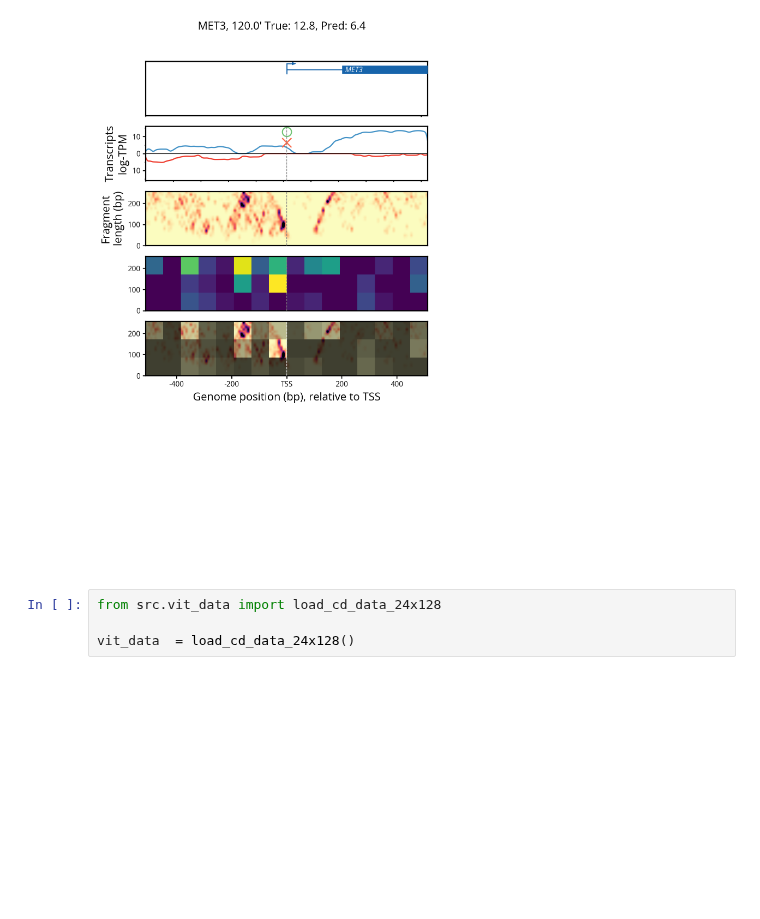
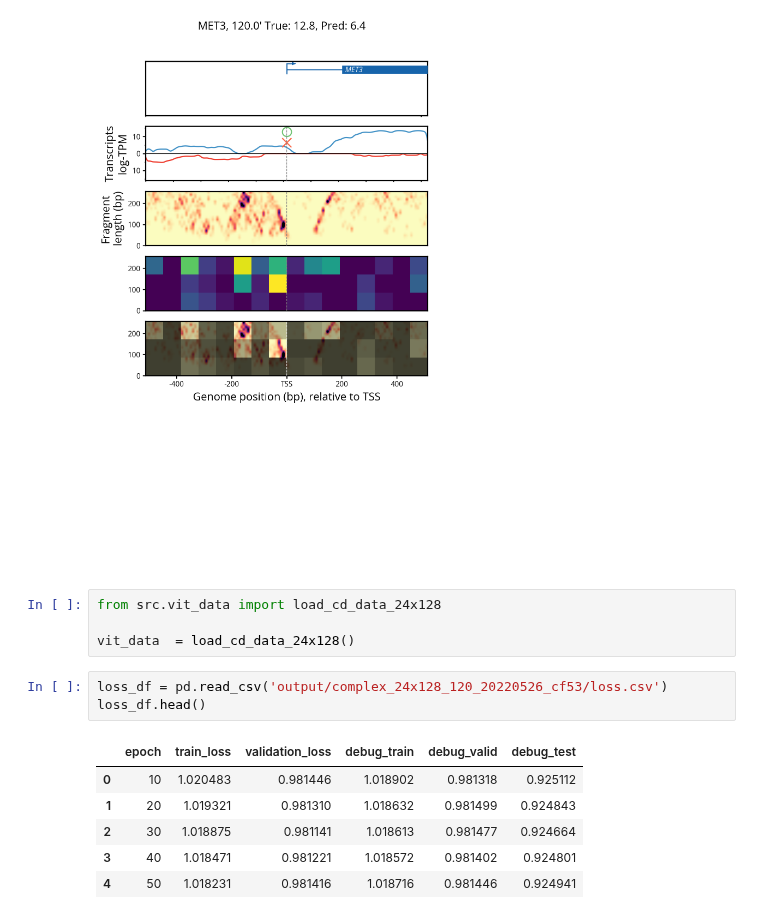
Before and after one commit to HarteminkLab/chromatin-transformers, a Jupyter notebook: Analysis of 24x128.ipynb, the cells around one changed output. Saved outputs shown, nothing was run; the diff lists cells and outputs as text; blank space fills up the shorter version.

```diff
--- a/Analysis of 24x128.ipynb
+++ b/Analysis of 24x128.ipynb
@@ -75,3 +75,13 @@ plot_gene_prediction('MET3', 120.0, trainer.vit, trainer.dataloader.dataset,
 from src.vit_data import load_cd_data_24x128
 
 vit_data  = load_cd_data_24x128()
+# %%
+loss_df = pd.read_csv('output/complex_24x128_120_20220526_cf53/loss.csv')
+loss_df.head()
+# %% [output]
+|  | epoch | train_loss | validation_loss | debug_train | debug_valid | debug_test |
+| 0 | 10 | 1.020483 | 0.981446 | 1.018902 | 0.981318 | 0.925112 |
+| 1 | 20 | 1.019321 | 0.981310 | 1.018632 | 0.981499 | 0.924843 |
+| 2 | 30 | 1.018875 | 0.981141 | 1.018613 | 0.981477 | 0.924664 |
+| 3 | 40 | 1.018471 | 0.981221 | 1.018572 | 0.981402 | 0.924801 |
+| 4 | 50 | 1.018231 | 0.981416 | 1.018716 | 0.981446 | 0.924941 |
```
Also changed, not shown: parts of 3 cells of this notebook, 1 other file.
